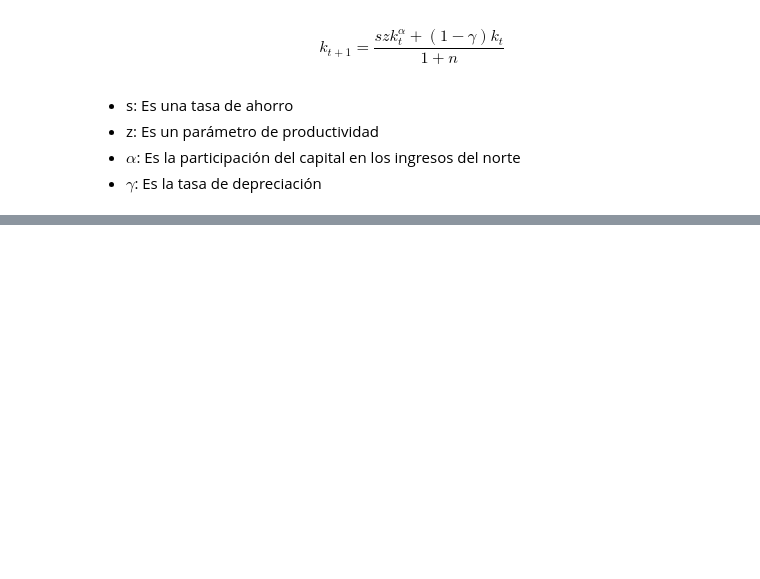
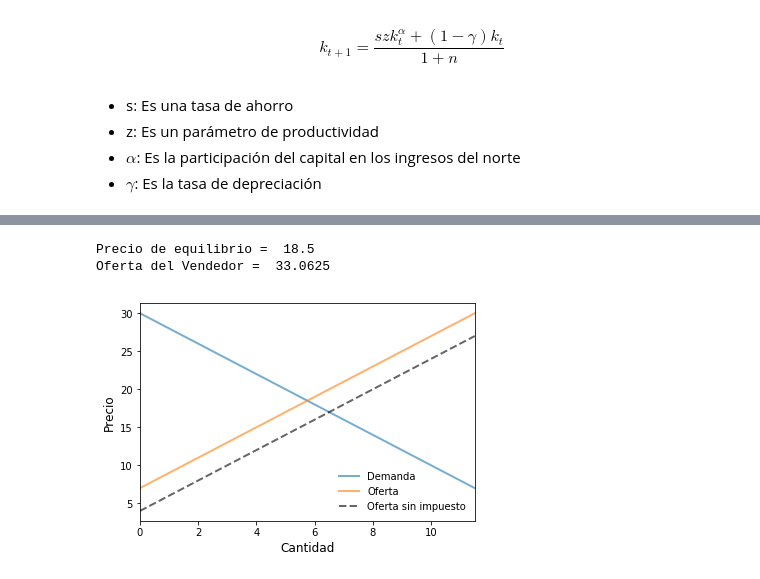
Before and after one commit to sjvasconcello/quantecon, a Jupyter notebook: advancedPython/OOP II.ipynb, the cells around one changed output, grey strips where cells are left out. Saved outputs shown, nothing was run; the diff lists cells and outputs as text; code cells hidden in the pictures; blank space fills up the shorter version.

```diff
--- a/advancedPython/OOP II.ipynb
+++ b/advancedPython/OOP II.ipynb
@@ -131,0 +175,36 @@ plt.show()
+# %%
+baseline_params = 15, .5, -2, .5, 3
+m = Market(*baseline_params)
+print("Precio de equilibrio = ", m.price())
+print("Oferta del Vendedor = ", m.consumer_surp())
+# %% [output]
+Precio de equilibrio =  18.5
+Oferta del Vendedor =  33.0625
+# %%
+import numpy as np
+import matplotlib.pyplot as plt
+%matplotlib inline
+
+baseline_params = 15, .5, -2, .5, 3
+m = Market(*baseline_params)
+
+q_max = m.quantity()*2
+q_grid = np.linspace(0.0, q_max, 100)
+pd = m.inverse_demand(q_grid)
+ps = m.inverse_supply(q_grid)
+psno = m.inverse_supply_no_tax(q_grid)
+
+fig, ax = plt.subplots()
+ax.plot(q_grid, pd, lw=2, alpha=0.6, label='Demanda')
+ax.plot(q_grid, ps, lw=2, alpha=0.6, label='Oferta')
+ax.plot(q_grid, psno, '--k' ,lw=2, alpha=0.6, label='Oferta sin impuesto')
+
+ax.set_xlabel('Cantidad', fontsize=12)
+ax.set_xlim(0,q_max)
+ax.set_ylabel('Precio', fontsize=12)
+
+ax.legend(loc='lower right', frameon=False, fontsize=10)
+
+plt.show()
+# %% [output]
+[figure, added]
```
Also changed, not shown: parts of 4 cells of this notebook.
